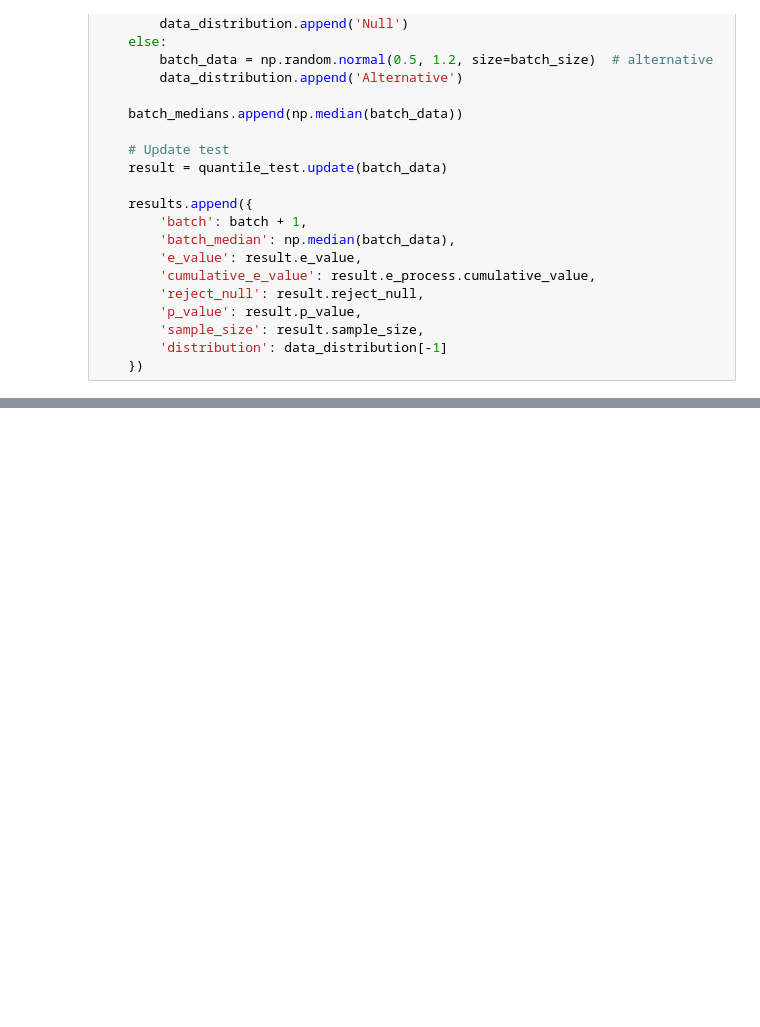
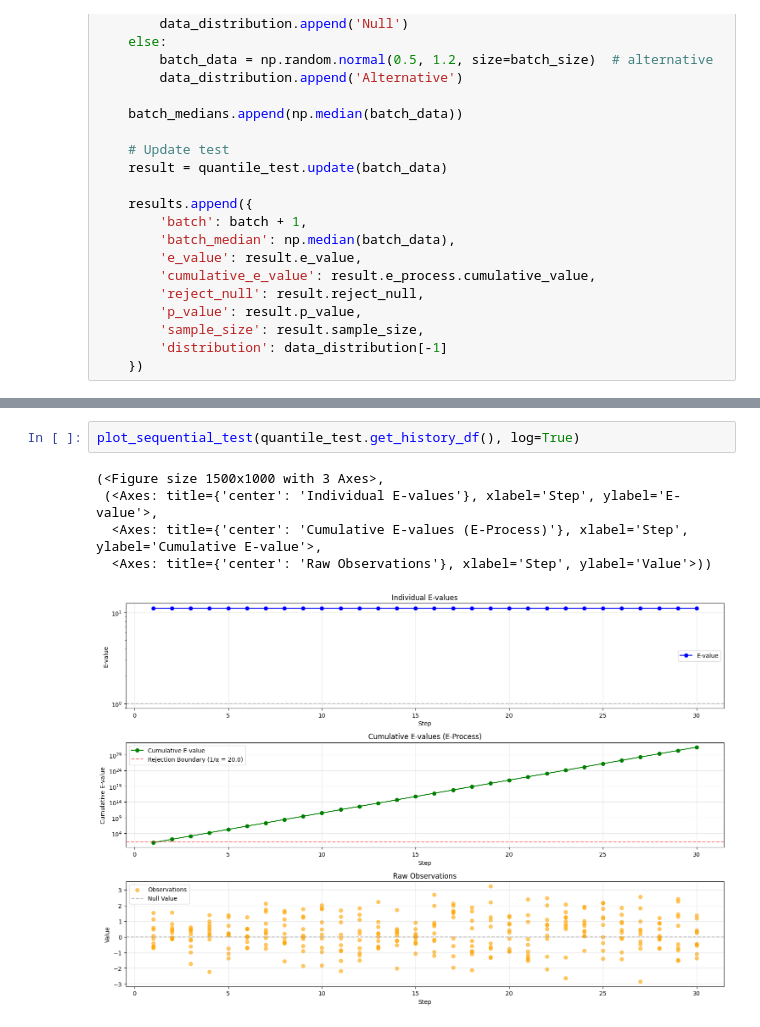
Before and after one commit to jakorostami/expectation, a Jupyter notebook: examples/quantile-testing.ipynb, the cells around one changed output, grey strips where cells are left out. Saved outputs shown, nothing was run; the diff lists cells and outputs as text; blank space fills up the shorter version.

```diff
--- a/examples/quantile-testing.ipynb
+++ b/examples/quantile-testing.ipynb
@@ -117,0 +118,8 @@ Detection delay: -14 batches
+# %%
+plot_sequential_test(quantile_test.get_history_df(), log=True)
+# %% [output]
+(<Figure size 1500x1000 with 3 Axes>,
+ (<Axes: title={'center': 'Individual E-values'}, xlabel='Step', ylabel='E-value'>,
+  <Axes: title={'center': 'Cumulative E-values (E-Process)'}, xlabel='Step', ylabel='Cumulative E-value'>,
+  <Axes: title={'center': 'Raw Observations'}, xlabel='Step', ylabel='Value'>))
+[figure, added]
```
Also changed, not shown: parts of 1 cell of this notebook, 3 other files.
